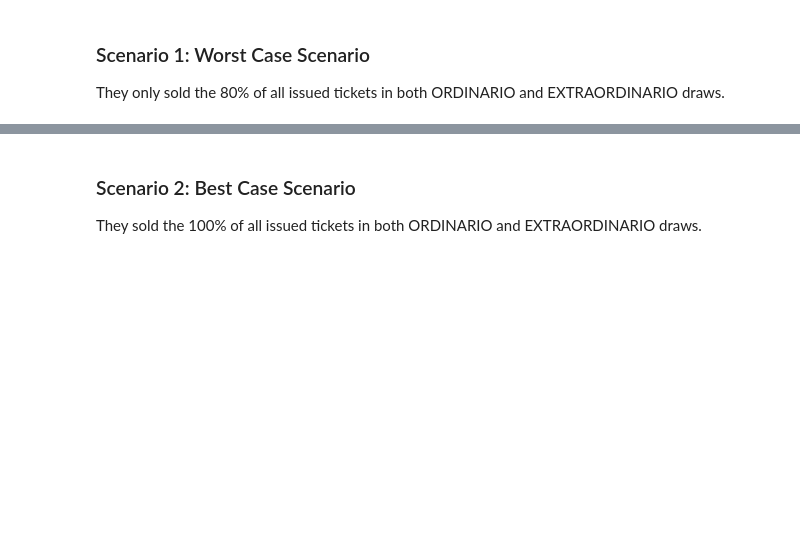
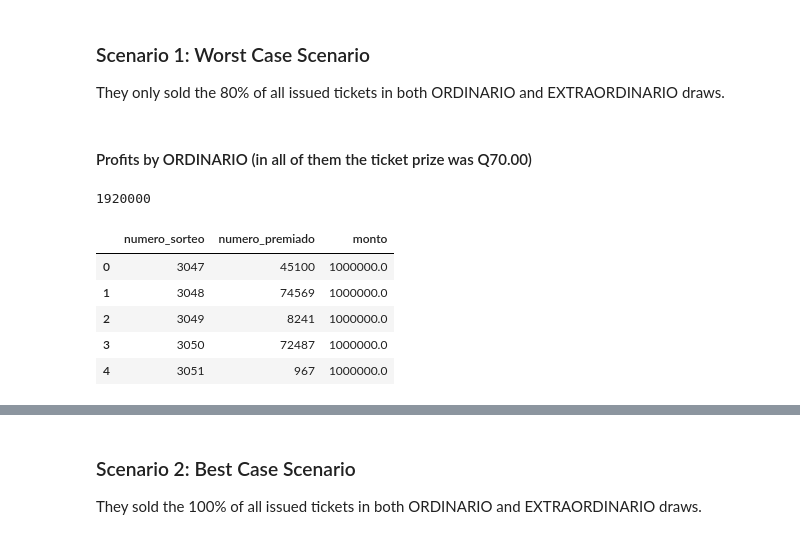
Before and after one commit to AngelDHackerman/santa-lucia-data-analysis-manual, a Jupyter notebook: notebooks/visualization_sorteos_premios.ipynb, the cells around one changed output, grey strips where cells are left out. Cells and saved outputs as stored; diff of their text form; code cells hidden in the pictures; blank space fills up the shorter version.

```diff
--- a/notebooks/Visualization_sorteos_premios.ipynb
+++ b/notebooks/visualization_sorteos_premios.ipynb
@@ -275,3 +275,23 @@ In December 2024 Loteria Santa Lucia made public that they do the lottery once t
 # %% [markdown]
 ### Scenario 1: Worst Case Scenario
 They only sold the 80% of all issued tickets in both ORDINARIO and EXTRAORDINARIO draws.
+# %% [markdown]
+#### Profits by ORDINARIO (in all of them the ticket prize was Q70.00)
+# %%
+df_ordinarios
+total_sorteos_ordinarios
+tickets_issued_ordinario
+grand_total_tickets_issued_ordinario
+# %% [output]
+1920000
+# %%
+big_prize_won_ordinario = df_ordinarios[df_ordinarios['numero_premiado'] == df_ordinarios['primer_premio']]
+big_prize_won_ordinario = big_prize_won_ordinario.reset_index()
+big_prize_won_ordinario[['numero_sorteo', 'numero_premiado', 'monto']].head()
+# %% [output]
+|  | numero_sorteo | numero_premiado | monto |
+| 0 | 3047 | 45100 | 1000000.0 |
+| 1 | 3048 | 74569 | 1000000.0 |
+| 2 | 3049 | 8241 | 1000000.0 |
+| 3 | 3050 | 72487 | 1000000.0 |
+| 4 | 3051 | 967 | 1000000.0 |
```
Also changed, not shown: parts of 4 cells of this notebook.
